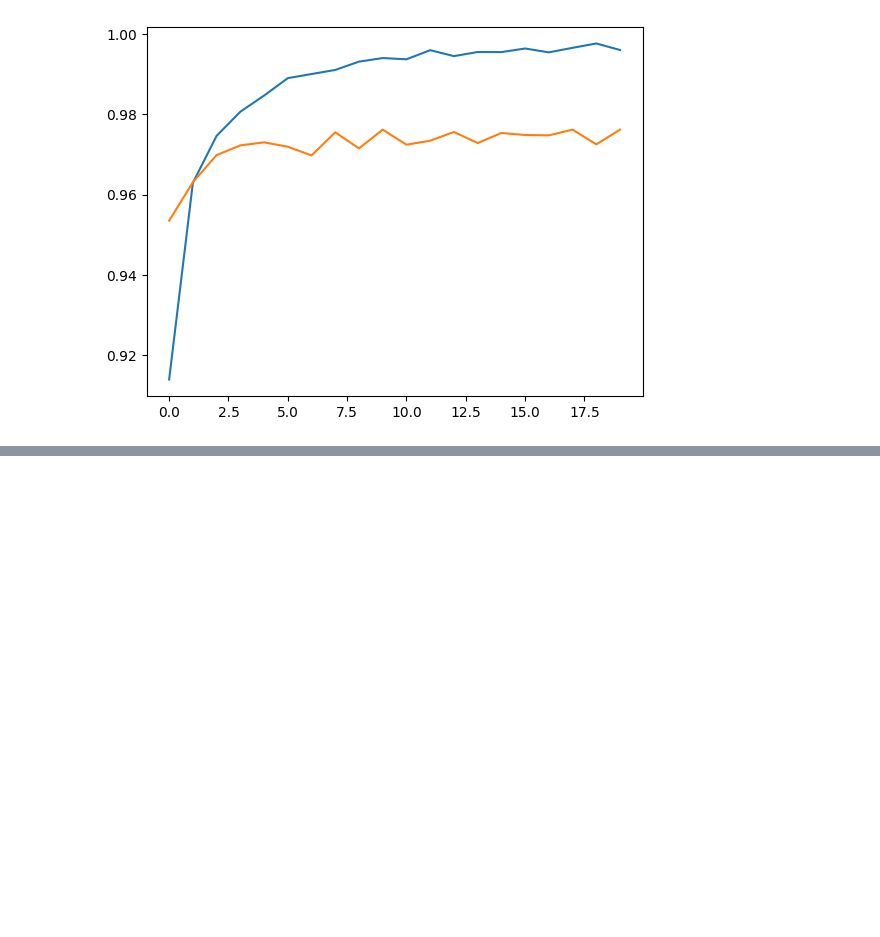
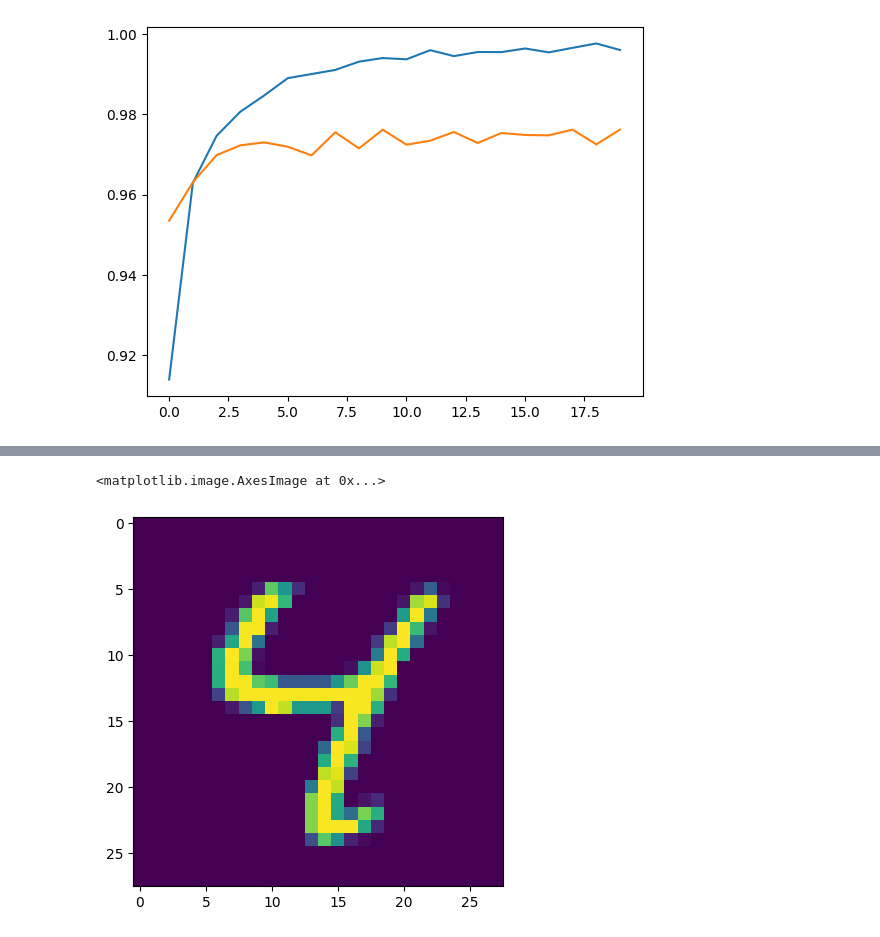
Before and after one commit to smebad/Deep-Learning, a Jupyter notebook: Day-06/hand_digit_classification_using_ann.ipynb, the cells around one changed output, grey strips where cells are left out. Drawn from its saved outputs; the diff is of its cells as text; code cells hidden in the pictures; blank space fills up the shorter version.

```diff
--- a/Day-06/hand_digit_classification_using_ann.ipynb
+++ b/Day-06/hand_digit_classification_using_ann.ipynb
@@ -192,0 +203,5 @@ plt.plot(history.history['val_accuracy'])
+# %%
+plt.imshow(X_test[6])
+# %% [output]
+<matplotlib.image.AxesImage at 0x...>
+[figure, added]
```
Also changed, not shown: parts of 3 cells of this notebook.
